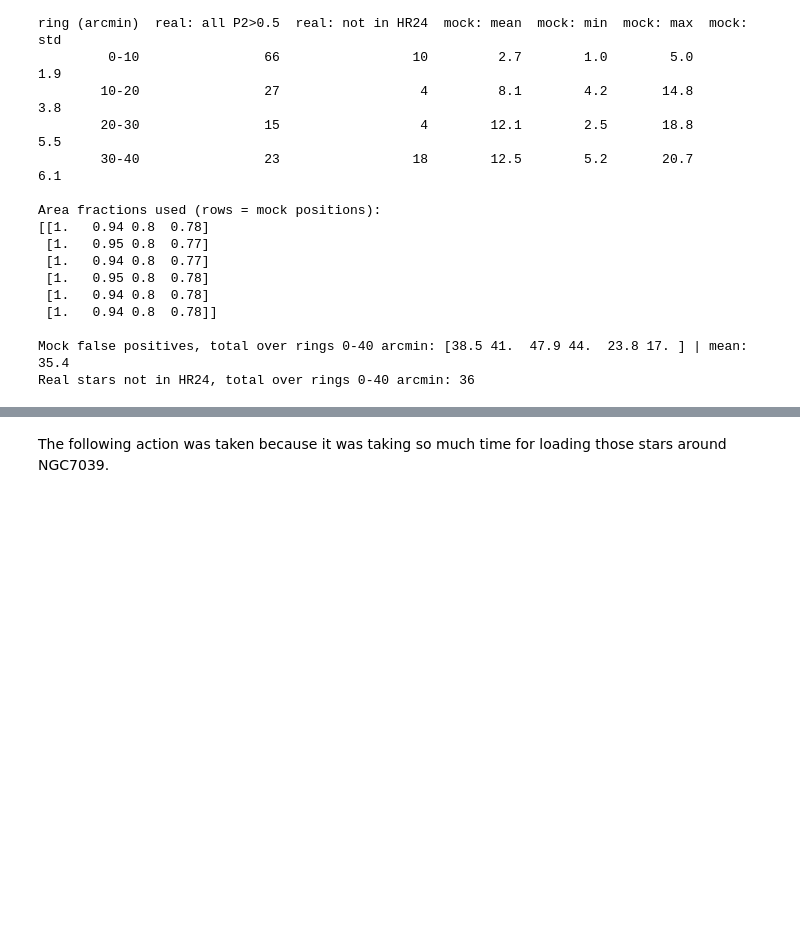
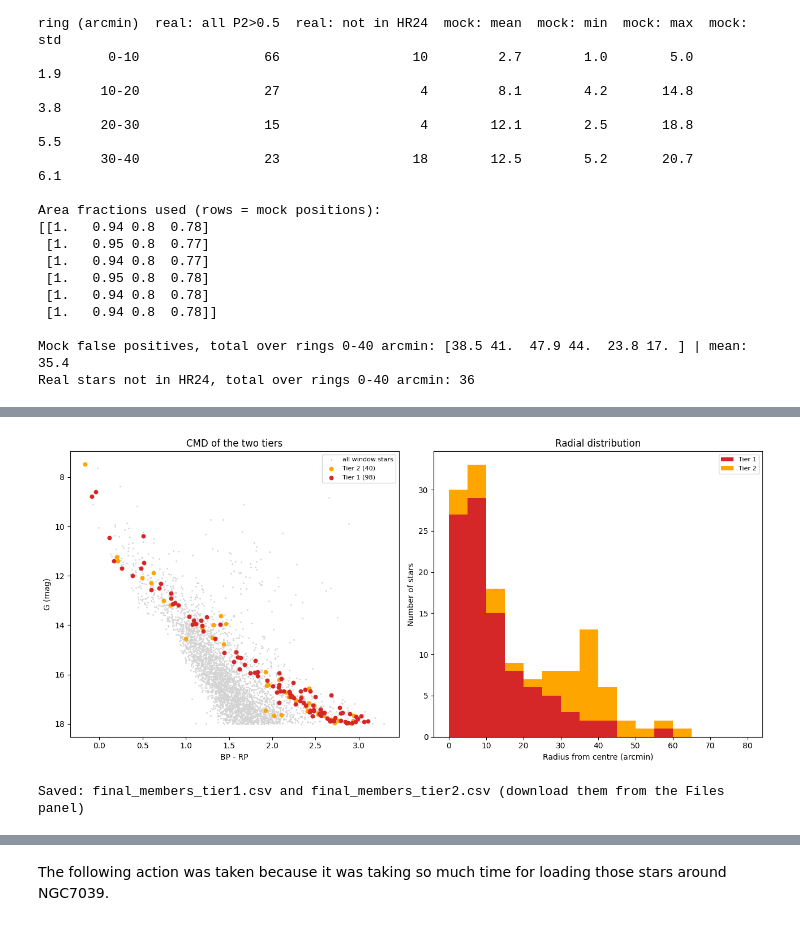
Before and after one commit to nischalbhandari1822-bit/ngc7039-open-cluster-analysis-, a Jupyter notebook: notebooks/ngc7039_analysis.ipynb, the cells around one changed output, grey strips where cells are left out. Saved outputs shown, nothing was run; the diff lists cells and outputs as text; code cells hidden in the pictures; blank space fills up the shorter version.

```diff
--- a/notebooks/ngc7039_analysis.ipynb
+++ b/notebooks/ngc7039_analysis.ipynb
@@ -1103,0 +1361,77 @@ Real stars not in HR24, total over rings 0-40 arcmin: 36
+# %%
+import numpy as np
+import pandas as pd
+import matplotlib.pyplot as plt
+
+# ---------- 1. Load the Step 3c result and define the two tiers ----------
+df = pd.read_csv("step3c_membership.csv")
+sel = df["P3"] > 0.5
+t1 = df[sel & df["in_HR24"]].copy()       # Tier 1: our model AND HR24 agree
+t2 = df[sel & ~df["in_HR24"]].copy()      # Tier 2: our model only (expected to be mostly field)
+print(f"Tier 1 (P3 > 0.5 and in HR24):      {len(t1)} stars")
+print(f"Tier 2 (P3 > 0.5, not in HR24):     {len(t2)} stars")
+print(f"HR24 stars rejected by our model:   {int((df['in_HR24'] & ~sel).sum())}")
+
+# ---------- 2. Mean properties of Tier 1 ----------
+def wmean(x, e):
+    w = 1.0 / e**2
+    return np.sum(w * x) / np.sum(w), 1.0 / np.sqrt(np.sum(w))
+
+print("\nTier 1 mean properties:")
+print(f"  pmRA  = {t1['pmra'].median():.3f}  pmDec = {t1['pmdec'].median():.3f} mas/yr (medians)")
+plx, eplx = wmean(t1["parallax_corr"].values, t1["parallax_error"].values)
+print(f"  corrected parallax (weighted mean) = {plx:.4f} +/- {eplx:.4f} mas (statistical only)")
+print(f"  -> distance about {1000 / plx:.0f} pc (simple inversion, no systematic error added)")
+print(f"  median radius from centre = {t1['r'].median():.1f} arcmin | "
+      f"Tier 1 + 2: {pd.concat([t1, t2])['r'].median():.1f} arcmin")
+
+# ---------- 3. Gaia radial velocities of Tier 1 (3-sigma clipping) ----------
+rv = t1[t1["radial_velocity"].notna() & (t1["radial_velocity_error"] < 5)].copy()
+print(f"\nTier 1 stars with a usable Gaia RV (error < 5 km/s): {len(rv)}")
+if len(rv) >= 3:
+    keep = np.ones(len(rv), bool)
+    for _ in range(10):
+        m, e = wmean(rv.loc[keep, "radial_velocity"].values, rv.loc[keep, "radial_velocity_error"].values)
+        s = rv.loc[keep, "radial_velocity"].std()
+        new = np.abs(rv["radial_velocity"].values - m) < 3 * np.sqrt(s**2 + rv["radial_velocity_error"].values**2)
+        if (new == keep).all():
+            break
+        keep = new
+    print(f"  weighted mean RV = {m:.2f} +/- {e:.2f} km/s using {keep.sum()} stars "
+          f"(rejected {len(rv) - keep.sum()}), scatter = {rv.loc[keep, 'radial_velocity'].std():.2f} km/s")
+    if (~keep).any():
+        print("  RV outliers (possible binaries or non-members):")
+        print(rv.loc[~keep, ["source_id", "r", "phot_g_mean_mag", "radial_velocity", "radial_velocity_error"]]
+              .round(2).to_string(index=False))
+
+# ---------- 4. Magnitude distribution and the bright stars (they set the age) ----------
+edges = np.arange(8, 18.01, 1.0)
+print("\nStars per magnitude bin:")
+print(pd.DataFrame({"G bin": [f"{a:.0f}-{b:.0f}" for a, b in zip(edges[:-1], edges[1:])],
+                    "Tier 1": np.histogram(t1["phot_g_mean_mag"], bins=edges)[0],
+                    "Tier 2": np.histogram(t2["phot_g_mean_mag"], bins=edges)[0]}).to_string(index=False))
+cols = ["source_id", "r", "phot_g_mean_mag", "BP_RP", "P3", "ruwe", "parallax_corr", "in_HR24"]
+bright = pd.concat([t1, t2])
+bright = bright[bright["phot_g_mean_mag"] < 12].sort_values("phot_g_mean_mag")
+print("\nAll Tier 1 and Tier 2 stars brighter than G = 12:")
+print(bright[cols].round(3).to_string(index=False))
+
+# ---------- 5. Plots ----------
+fig, ax = plt.subplots(1, 2, figsize=(13, 6))
+ax[0].scatter(df["BP_RP"], df["phot_g_mean_mag"], s=1, c="lightgrey", label="all window stars")
+ax[0].scatter(t2["BP_RP"], t2["phot_g_mean_mag"], s=22, c="orange", label=f"Tier 2 ({len(t2)})")
+ax[0].scatter(t1["BP_RP"], t1["phot_g_mean_mag"], s=22, c="tab:red", label=f"Tier 1 ({len(t1)})")
+ax[0].invert_yaxis(); ax[0].legend(fontsize=8)
+ax[0].set(xlabel="BP - RP", ylabel="G (mag)", title="CMD of the two tiers")
+bins = np.arange(0, 81, 5)
+ax[1].hist([t1["r"], t2["r"]], bins=bins, stacked=True, color=["tab:red", "orange"],
+           label=["Tier 1", "Tier 2"])
+ax[1].legend(fontsize=8)
+ax[1].set(xlabel="Radius from centre (arcmin)", ylabel="Number of stars", title="Radial distribution")
+plt.tight_layout(); plt.show()
+
+# ---------- 6. Save ----------
+t1.to_csv("final_members_tier1.csv", index=False)
+t2.to_csv("final_members_tier2.csv", index=False)
+print("\nSaved: final_members_tier1.csv and final_members_tier2.csv (download them from the Files panel)")
+# %% [output]
@@ -1103,0 +1455,2 @@ Real stars not in HR24, total over rings 0-40 arcmin: 36
+[figure, added]
+Saved: final_members_tier1.csv and final_members_tier2.csv (download them from the Files panel)
```
Also changed, not shown: parts of 29 cells of this notebook.
